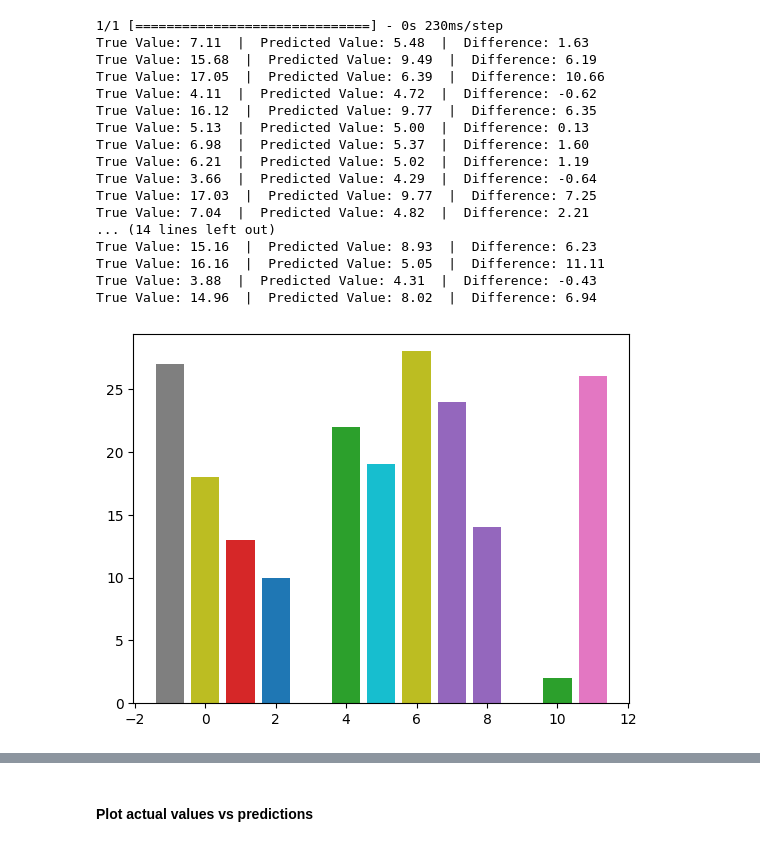
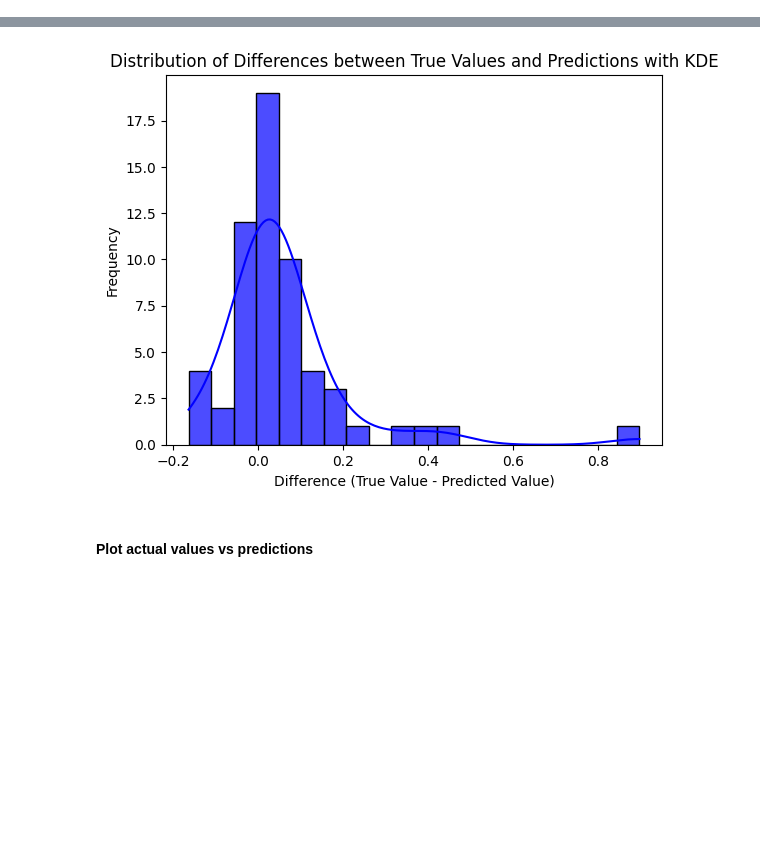
Before and after one commit to umerghafoor/battery-degradation-trajectory-prediction, a Jupyter notebook: neuralnetwoks_lifetime_prediction.ipynb, the cells around one changed output, grey strips where cells are left out. Saved outputs shown, nothing was run; the diff lists cells and outputs as text; code cells hidden in the pictures; blank space fills up the shorter version.

```diff
--- a/neuralnetwoks_lifetime_prediction.ipynb
+++ b/neuralnetwoks_lifetime_prediction.ipynb
@@ -166,36 +147,17 @@ R-squared (R2) Score: -0.2801068775830702
-# %%
-# Assuming y_test is a Pandas DataFrame
-y_test_values = y_test.to_numpy().flatten()
-
-# Get model predictions
-predictions = model.predict(X_test).flatten()
-
-i=0
-# Print y_test, predictions, and the difference side by side
-for true_value, predicted_value in zip(y_test_values, predictions):
-    difference = true_value - predicted_value
-    print(f'True Value: {true_value:.2f}  |  Predicted Value: {predicted_value:.2f}  |  Difference: {difference:.2f}')
-    #plt.scatter(difference,i)
-    difference = difference // 1
-    plt.bar(difference,i)
-    i+=1
-plt.show()
-# %% [output]
-1/1 [==============================] - 0s 230ms/step
-True Value: 7.11  |  Predicted Value: 5.48  |  Difference: 1.63
-True Value: 15.68  |  Predicted Value: 9.49  |  Difference: 6.19
-True Value: 17.05  |  Predicted Value: 6.39  |  Difference: 10.66
-True Value: 4.11  |  Predicted Value: 4.72  |  Difference: -0.62
-True Value: 16.12  |  Predicted Value: 9.77  |  Difference: 6.35
-True Value: 5.13  |  Predicted Value: 5.00  |  Difference: 0.13
-True Value: 6.98  |  Predicted Value: 5.37  |  Difference: 1.60
-True Value: 6.21  |  Predicted Value: 5.02  |  Difference: 1.19
-True Value: 3.66  |  Predicted Value: 4.29  |  Difference: -0.64
-True Value: 17.03  |  Predicted Value: 9.77  |  Difference: 7.25
-True Value: 7.04  |  Predicted Value: 4.82  |  Difference: 2.21
-... (14 lines left out)
-True Value: 15.16  |  Predicted Value: 8.93  |  Difference: 6.23
-True Value: 16.16  |  Predicted Value: 5.05  |  Difference: 11.11
-True Value: 3.88  |  Predicted Value: 4.31  |  Difference: -0.43
-True Value: 14.96  |  Predicted Value: 8.02  |  Difference: 6.94
-[figure, removed]
+# %%
+# Assuming y_test is a Pandas DataFrame
+y_test_values = y_test.to_numpy().flatten()
+
+# Get model predictions
+predictions = model.predict(X_test).flatten()
+
+# Calculate differences
+differences = y_test_values - predictions
+
+# Plot histogram with KDE
+sns.histplot(differences, bins=20, kde=True, color='blue', edgecolor='black', alpha=0.7)
+plt.xlabel('Difference (True Value - Predicted Value)')
+plt.ylabel('Frequency')
+plt.title('Distribution of Differences between True Values and Predictions with KDE')
+plt.show()
+# %% [output]
@@ -202,3 +165,4 @@ True Value: 14.96  |  Predicted Value: 8.02  |  Difference: 6.94
+[figure, added]
 # %% [markdown]
 #### Plot actual values vs predictions
 # %%
```
Also changed, not shown: parts of 12 cells of this notebook.
